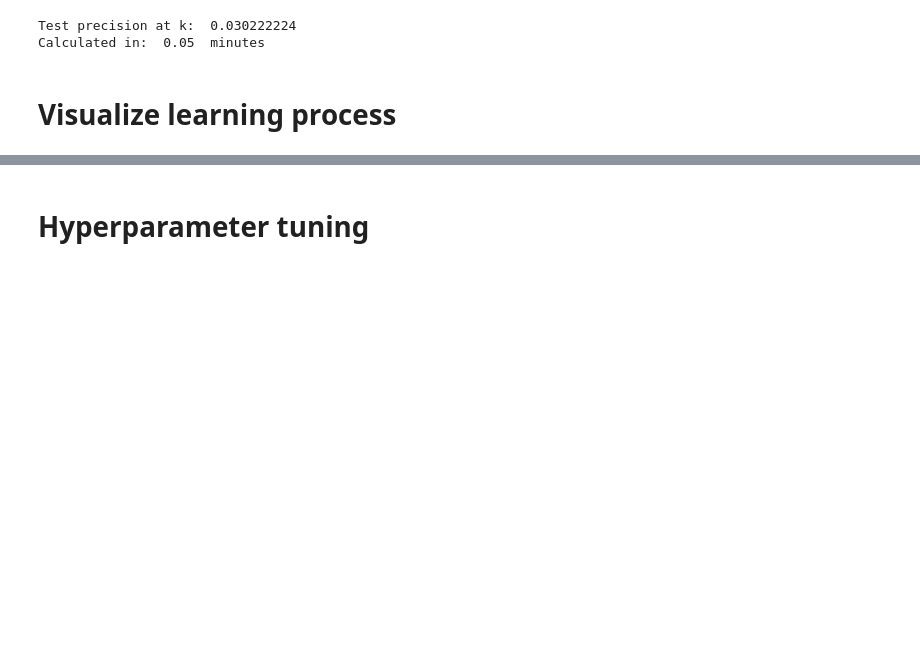
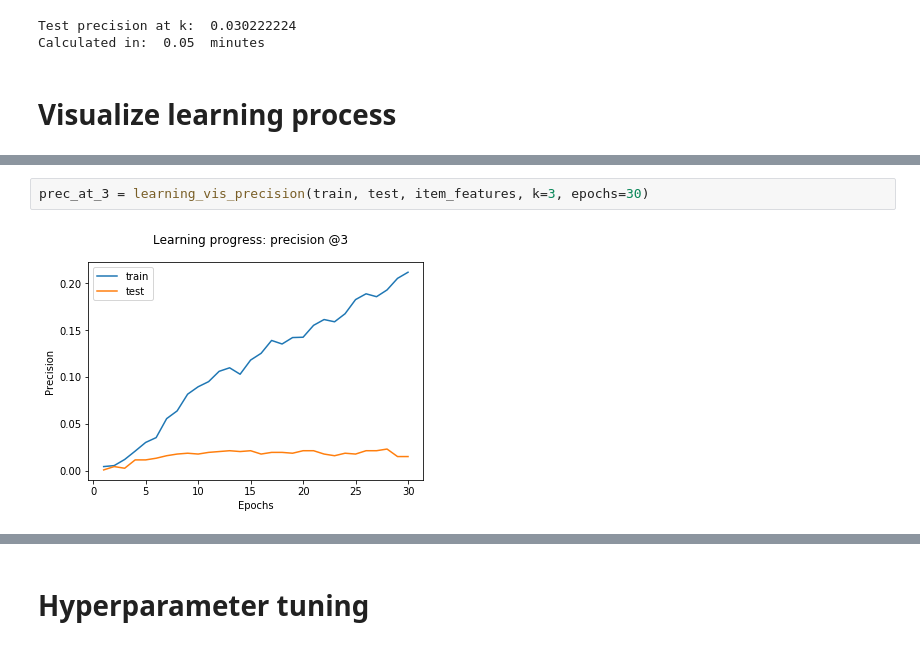
Before and after one commit to Konstantin-Orlovskiy/MSc-Project-Ecommerce, a Jupyter notebook: RetailRocket_Orgnl/Experimenting.ipynb, the cells around one changed output, grey strips where cells are left out. Saved outputs shown, nothing was run; the diff lists cells and outputs as text; blank space fills up the shorter version.

```diff
--- a/RetailRocket_Orgnl/Experimenting.ipynb
+++ b/RetailRocket_Orgnl/Experimenting.ipynb
@@ -939,0 +976,4 @@ def learning_vis_precision(train, test, item_features, k, epochs):
+# %%
+prec_at_3 = learning_vis_precision(train, test, item_features, k=3, epochs=30)
+# %% [output]
+[figure, added]
```
Also changed, not shown: parts of 21 cells of this notebook, 1 other file.
